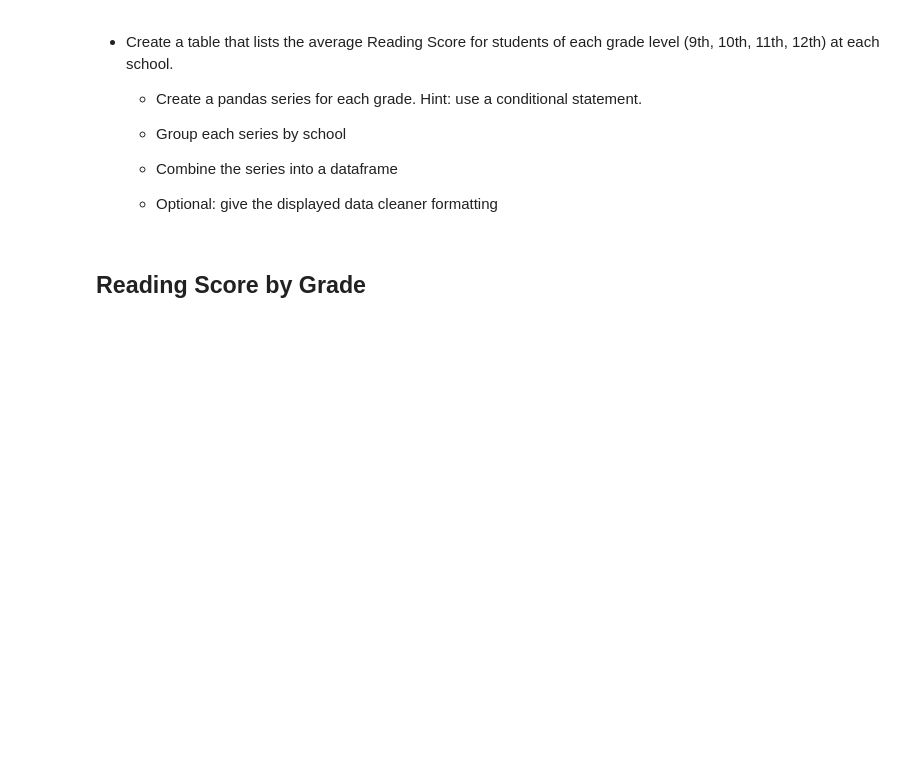
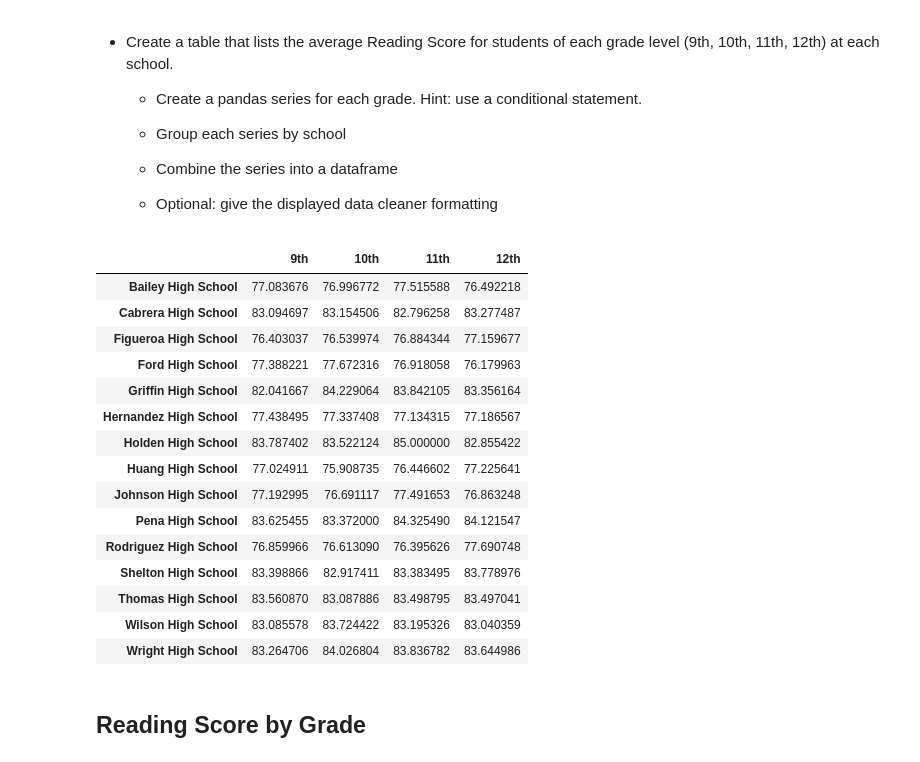
Before and after one commit to Asiha14/pandas-challenge, a Jupyter notebook: PyCitySchools/PyCitySchools_starter.ipynb, the cells around one changed output. Drawn from its saved outputs; the diff is of its cells as text; code cells hidden in the pictures; blank space fills up the shorter version.

```diff
--- a/PyCitySchools/PyCitySchools_starter.ipynb
+++ b/PyCitySchools/PyCitySchools_starter.ipynb
@@ -301,6 +286,103 @@ re_sort_school_summary.head(5)
   * Combine the series into a dataframe
 
   * Optional: give the displayed data cleaner formatting
+# %%
+i=0
+series_math_9 = []
+math_9 = 0
+avg_9 = 0
+count_9 = 0
+series_math_10 = []
+math_10 = 0
+avg_10 = 0
+count_10 = 0
+series_math_11 = []
+math_11 = 0
+avg_11 = 0
+count_11 = 0
+series_math_12 = []
+math_12 = 0
+avg_12 = 0
+count_12 = 0
+
+
+for index, row in df.iterrows():
+    if row[4] == unique[i]:
+        if row[3] == '9th':
+            math_9 += row[6]
+            count_9 +=1
+
+        if row[3] == '10th':
+            math_10 += row[6]
+            count_10 +=1
+
+        if row[3] == '11th':
+            math_11 += row[6]
+            count_11 +=1
+
+        if row[3] == '12th':
+            math_12 += row[6]
+            count_12 +=1
+    else:
+        avg_9 = (math_9 / count_9)
+        series_math_9.append(avg_9)
+        avg_10 = (math_10 / count_10)
+        series_math_10.append(avg_10)
+        avg_11 = (math_11 / count_11)
+        series_math_11.append(avg_11)
+        avg_12 = (math_12 / count_12)
+        series_math_12.append(avg_12)
+        math_9 = 0
+        math_10 = 0
+        math_11 = 0
+        math_12 = 0
+        count_9 = 0
+        count_10 = 0
+        count_11 = 0
+        count_12 = 0
+        i += 1
+
+avg_9 = (math_9 / count_9)
+series_math_9.append(avg_9)
+avg_10 = (math_10 / count_10)
+series_math_10.append(avg_10)
+avg_11 = (math_11 / count_11)
+series_math_11.append(avg_11)
+avg_12 = (math_12 / count_12)
+series_math_12.append(avg_12)
+
+
+s_math_9 = pd.Series(series_math_9, index= unique)
+s_math_10 = pd.Series(series_math_10, index= unique)
+s_math_11 = pd.Series(series_math_11, index= unique)
+s_math_12 = pd.Series(series_math_12, index= unique)
+
+df_math_9 = pd.DataFrame(s_math_9,columns= ['9th'])
+df_math_10 = pd.DataFrame(s_math_10,columns= ['10th'])
+df_math_11 = pd.DataFrame(s_math_11,columns=['11th'])
+df_math_12 = pd.DataFrame(s_math_12,columns=['12th'])
+
+math_merge1 = pd.merge(df_math_9,df_math_10, left_index=True,right_index=True)
+math_merge2 = pd.merge(df_math_11,df_math_12, left_index=True,right_index=True)
+final_math_merge = pd.merge(math_merge1,math_merge2, left_index=True,right_index=True)
+final_math_merge
+# %% [output]
+|  | 9th | 10th | 11th | 12th |
+| Bailey High School | 77.083676 | 76.996772 | 77.515588 | 76.492218 |
+| Cabrera High School | 83.094697 | 83.154506 | 82.796258 | 83.277487 |
+| Figueroa High School | 76.403037 | 76.539974 | 76.884344 | 77.159677 |
+| Ford High School | 77.388221 | 77.672316 | 76.918058 | 76.179963 |
+| Griffin High School | 82.041667 | 84.229064 | 83.842105 | 83.356164 |
+| Hernandez High School | 77.438495 | 77.337408 | 77.134315 | 77.186567 |
+| Holden High School | 83.787402 | 83.522124 | 85.000000 | 82.855422 |
+| Huang High School | 77.024911 | 75.908735 | 76.446602 | 77.225641 |
+| Johnson High School | 77.192995 | 76.691117 | 77.491653 | 76.863248 |
+| Pena High School | 83.625455 | 83.372000 | 84.325490 | 84.121547 |
+| Rodriguez High School | 76.859966 | 76.613090 | 76.395626 | 77.690748 |
+| Shelton High School | 83.398866 | 82.917411 | 83.383495 | 83.778976 |
+| Thomas High School | 83.560870 | 83.087886 | 83.498795 | 83.497041 |
+| Wilson High School | 83.085578 | 83.724422 | 83.195326 | 83.040359 |
+| Wright High School | 83.264706 | 84.026804 | 83.836782 | 83.644986 |
 # %% [markdown]
 ## Reading Score by Grade
 # %% [markdown]
```
Also changed, not shown: parts of 5 cells of this notebook.
